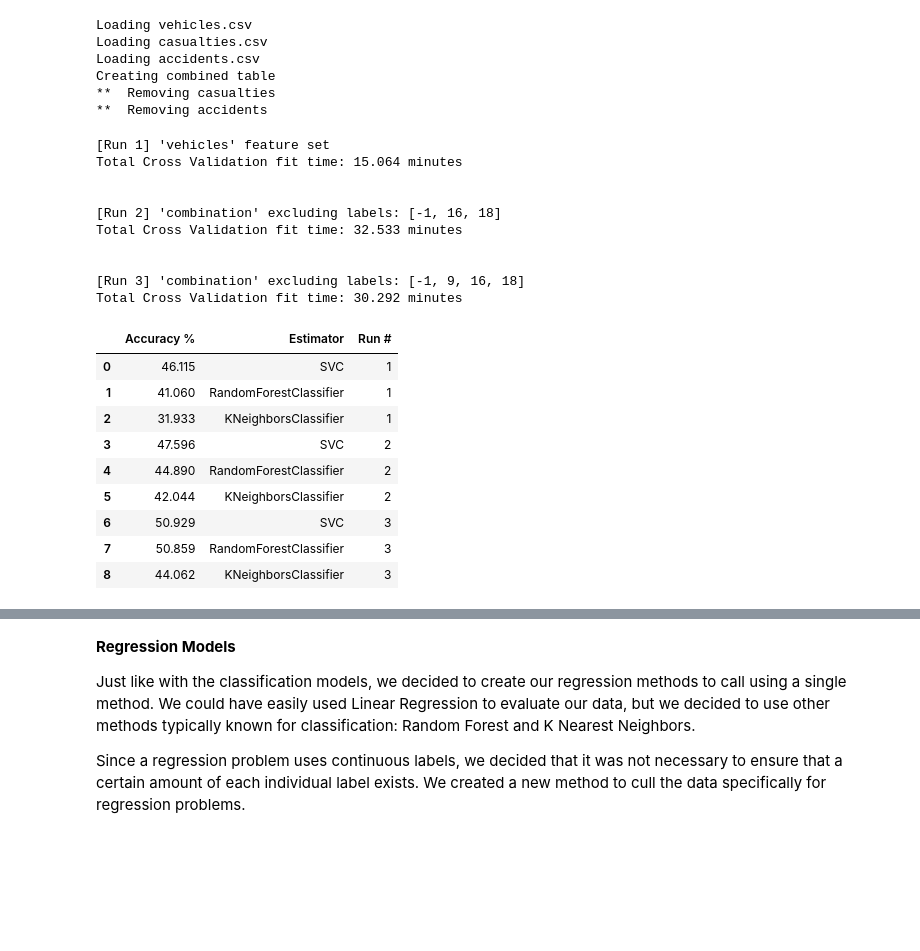
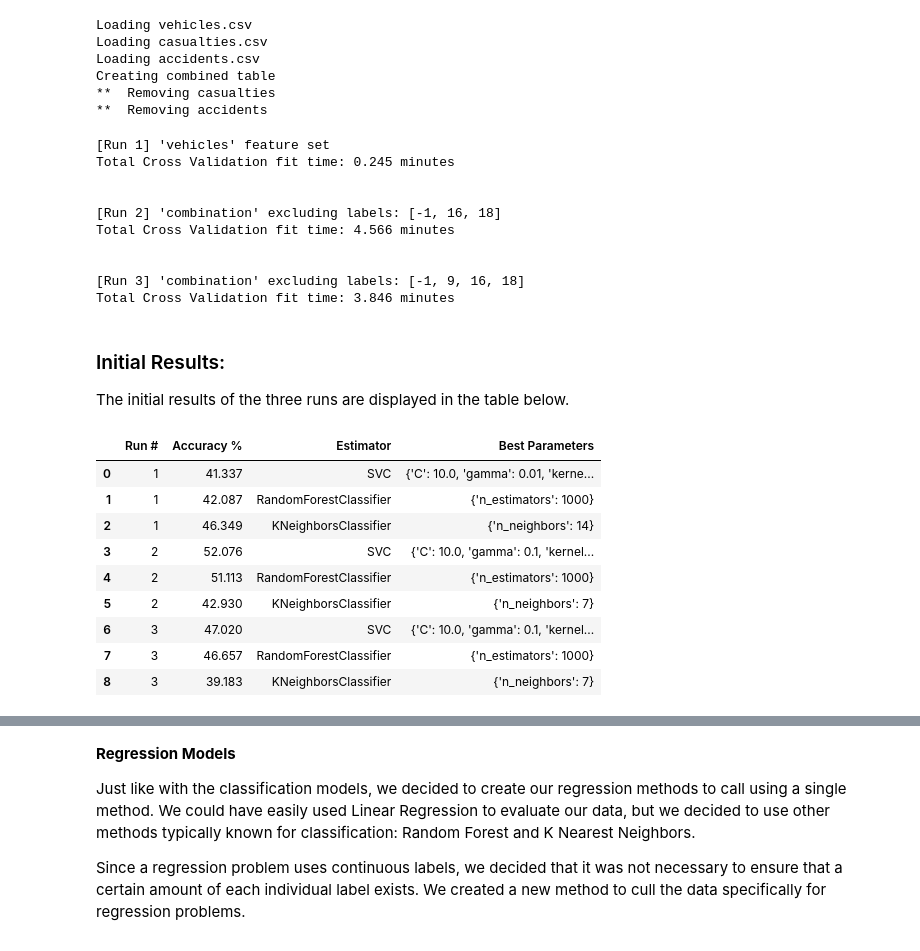
Before and after one commit to corbin-hayden13/CS345_UK_Accident_Analysis, a Jupyter notebook: UK_Accident_Analysis 2.ipynb, the cells around one changed output, grey strips where cells are left out. Saved outputs shown, nothing was run; the diff lists cells and outputs as text; code cells hidden in the pictures; blank space fills up the shorter version.

```diff
--- a/UK_Accident_Analysis 2.ipynb
+++ b/UK_Accident_Analysis 2.ipynb
@@ -124,7 +124,7 @@ def custom_cv(estimators, X, y, params_list, scoring = 'accuracy', test_size=0.3
             search_tag = "rscv"
             search_cv = RSCV(estimators[a], params_list[a], scoring = scoring, verbose=2 if verbose else 0)
         else:
-            search_tag = search_tag
+            search_tag = "gscv"
             search_cv = GSCV(estimators[a], params_list[a], scoring = scoring, verbose=2 if verbose else 0)
 
         pipe = Pipeline([("scaler", SS()), (search_tag, search_cv)])
@@ -271,9 +271,9 @@ def run_classifier_models(frame_key, features=None, percent_of_even_data_to_use=
     }
     rfc_params = {
         "n_estimators": gen_logspace(1, 1000, 5, as_int=True),
-        "min_samples_split": gen_logspace(2, 10, 5, as_int=True),
-        "max_depth": gen_logspace(5, 30, 5, as_int=True),
-        "min_samples_leaf": gen_logspace(1, 10, 5, as_int=True),
+        # "min_samples_split": gen_logspace(2, 10, 5, as_int=True),
+        # "max_depth": gen_logspace(5, 30, 5, as_int=True),
+        # "min_samples_leaf": gen_logspace(1, 10, 5, as_int=True),
     }
     knn_params = {
         "n_neighbors": gen_logspace(1, 100, 8, as_int=True)
@@ -468,38 +468,44 @@ except KeyError:
     pass
 # %% [output]
 [Run 1] 'vehicles' feature set
-Total Cross Validation fit time: 15.064 minutes
+Total Cross Validation fit time: 0.245 minutes
 
 
 [Run 2] 'combination' excluding labels: [-1, 16, 18]
-Total Cross Validation fit time: 32.533 minutes
+Total Cross Validation fit time: 4.566 minutes
 
 
 [Run 3] 'combination' excluding labels: [-1, 9, 16, 18]
-Total Cross Validation fit time: 30.292 minutes
+Total Cross Validation fit time: 3.846 minutes
+# %% [markdown]
+### Initial Results:
+
+The initial results of the three runs are displayed in the table below.
 # %%
 output = {
+    "Run #": [],
     "Accuracy %": [],
     "Estimator": [],
-    "Run #": [],
+    "Best Parameters": [],
 }
 
 for result in range(len(results_list)):
     for estimator in results_list[result].keys():
         if estimator == "total_time" or estimator == "dataset": continue
+        output["Run #"].append(result + 1)
         output["Accuracy %"].append(results_list[result][estimator]["best_accuracy"])
         output["Estimator"].append(estimator)
-        output["Run #"].append(result + 1)
+        output["Best Parameters"].append(results_list[result][estimator]["best_params"])
 
 pd.DataFrame(output)
 # %% [output]
-|  | Accuracy % | Estimator | Run # |
-| 0 | 46.115 | SVC | 1 |
-| 1 | 41.060 | RandomForestClassifier | 1 |
-| 2 | 31.933 | KNeighborsClassifier | 1 |
-| 3 | 47.596 | SVC | 2 |
-| 4 | 44.890 | RandomForestClassifier | 2 |
-| 5 | 42.044 | KNeighborsClassifier | 2 |
-| 6 | 50.929 | SVC | 3 |
-| 7 | 50.859 | RandomForestClassifier | 3 |
-| 8 | 44.062 | KNeighborsClassifier | 3 |
+|  | Run # | Accuracy % | Estimator | Best Parameters |
+| 0 | 1 | 41.337 | SVC | {'C': 10.0, 'gamma': 0.01, 'kerne... |
+| 1 | 1 | 42.087 | RandomForestClassifier | {'n_estimators': 1000} |
+| 2 | 1 | 46.349 | KNeighborsClassifier | {'n_neighbors': 14} |
+| 3 | 2 | 52.076 | SVC | {'C': 10.0, 'gamma': 0.1, 'kernel... |
+| 4 | 2 | 51.113 | RandomForestClassifier | {'n_estimators': 1000} |
+| 5 | 2 | 42.930 | KNeighborsClassifier | {'n_neighbors': 7} |
+| 6 | 3 | 47.020 | SVC | {'C': 10.0, 'gamma': 0.1, 'kernel... |
+| 7 | 3 | 46.657 | RandomForestClassifier | {'n_estimators': 1000} |
+| 8 | 3 | 39.183 | KNeighborsClassifier | {'n_neighbors': 7} |
```
Also changed, not shown: parts of 3 cells of this notebook.
